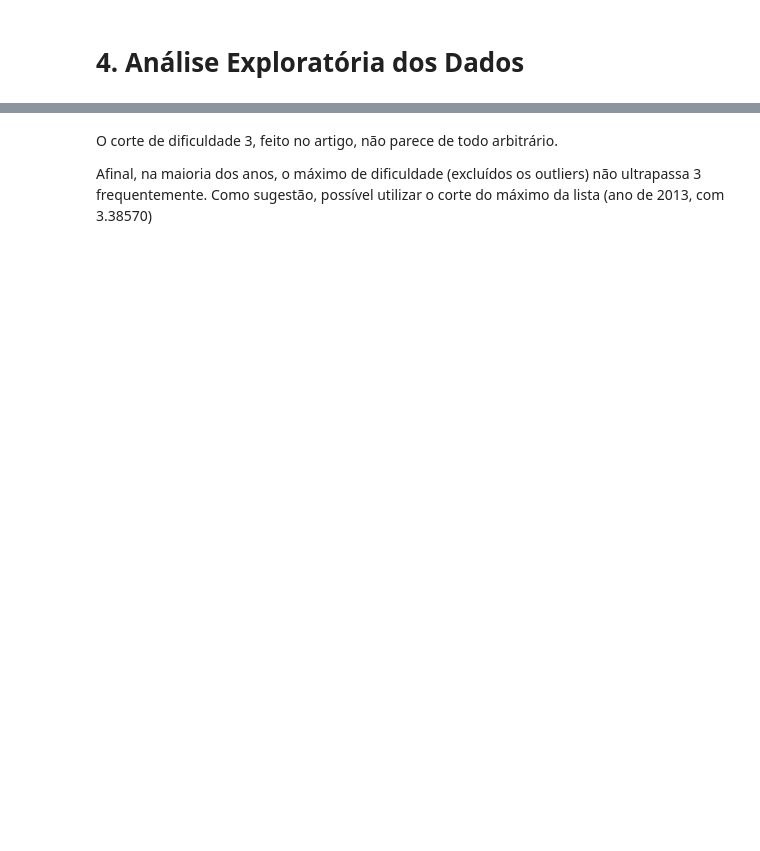
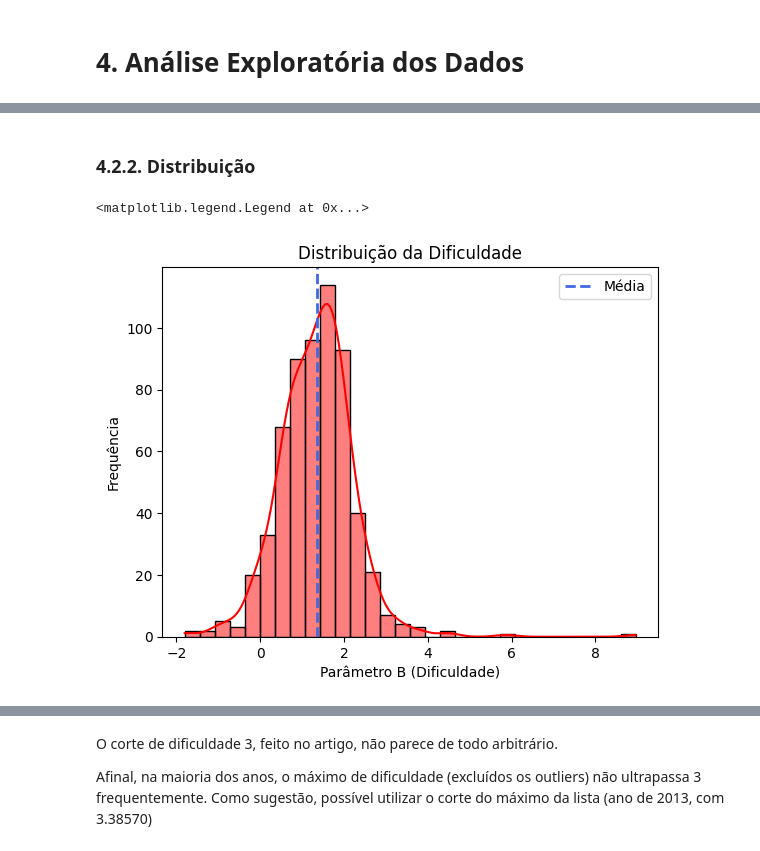
Before and after one commit to ciziks/enem-word-embeddings, a Jupyter notebook: notebooks/4. Análise Exploratória.ipynb, the cells around one changed output, grey strips where cells are left out. Saved outputs shown, nothing was run; the diff lists cells and outputs as text; code cells hidden in the pictures; blank space fills up the shorter version.

```diff
--- a/notebooks/4. Análise Exploratória.ipynb
+++ b/notebooks/4. Análise Exploratória.ipynb
@@ -128,0 +161,18 @@ Name: dificuldade, dtype: float64
+# %% [markdown]
+### 4.2.2. Distribuição
+# %%
+sns.histplot(enem_df["dificuldade"], bins=30, kde=True, color="red")
+plt.axvline(
+    enem_df["dificuldade"].mean(),
+    color="royalblue",
+    linestyle="--",
+    linewidth=2,
+    label="Média",
+)
+plt.title("Distribuição da Dificuldade")
+plt.xlabel("Parâmetro B (Dificuldade)")
+plt.ylabel("Frequência")
+plt.legend()
+# %% [output]
+<matplotlib.legend.Legend at 0x...>
+[figure, added]
```
Also changed, not shown: parts of 82 cells of this notebook, 12 other files.
